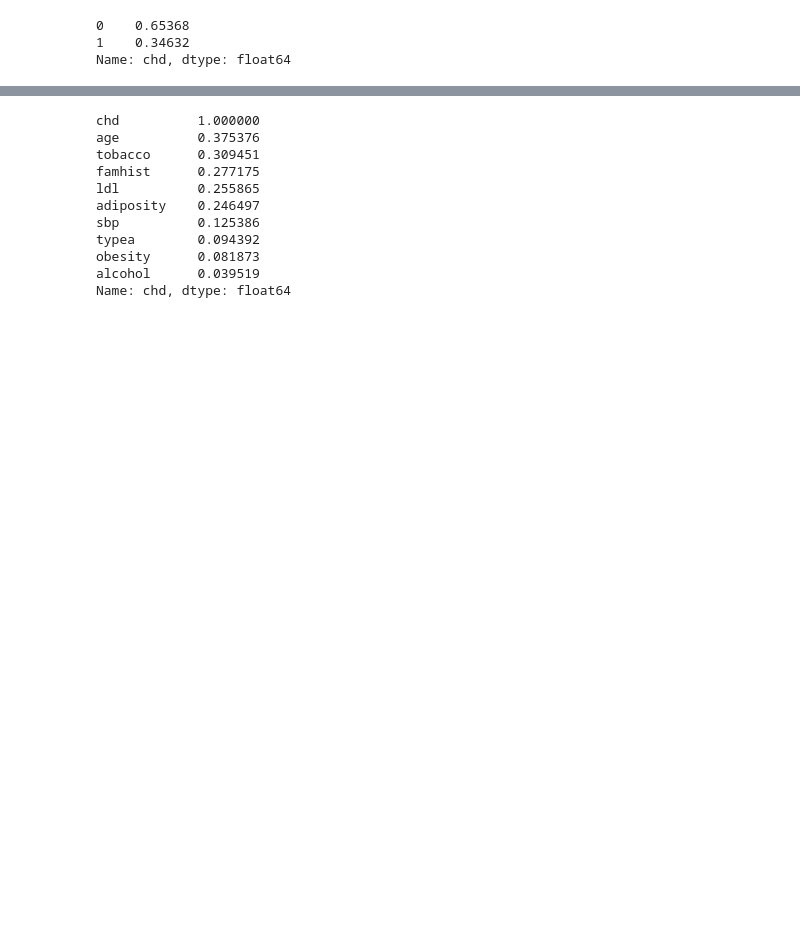
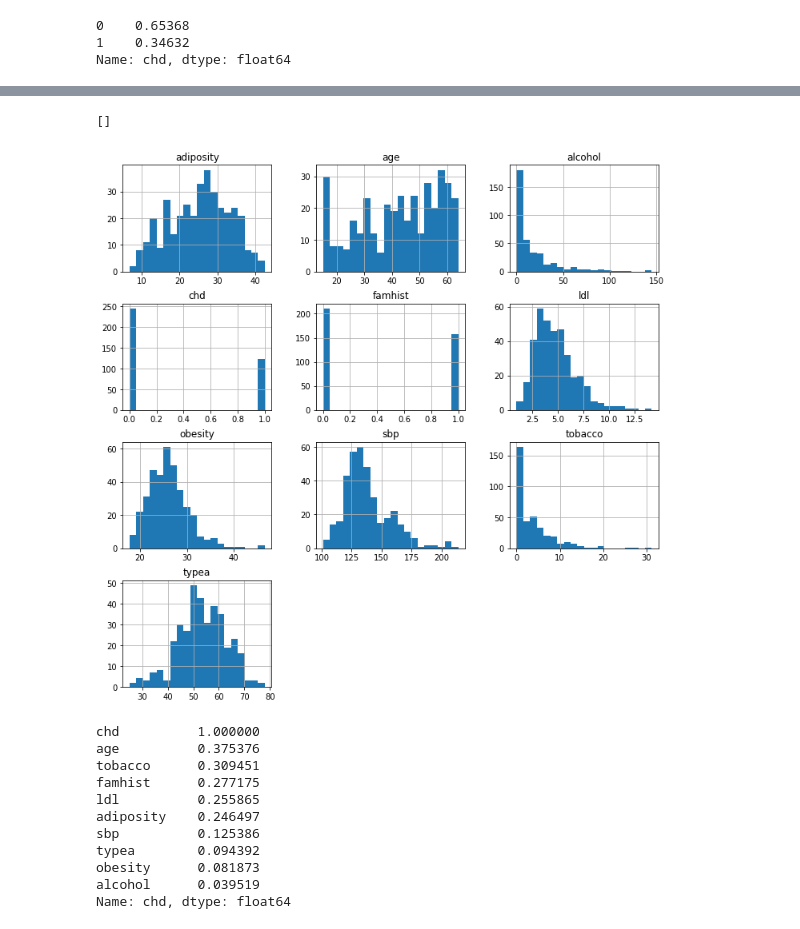
Before and after one commit to sanjeed5/cardiocare, a Jupyter notebook: model/intel_hackathon.ipynb, the cells around one changed output, grey strips where cells are left out. Cells and saved outputs as stored; diff of their text form; code cells hidden in the pictures; blank space fills up the shorter version.

```diff
--- a/model/intel_hackathon.ipynb
+++ b/model/intel_hackathon.ipynb
@@ -55 +57,7 @@ plt.plot()
+# %%
+cardio_train.hist(bins = 20, figsize = (12,12))
+plt.plot()
+# %% [output]
+[]
+[figure, added]
 # %%
```
Also changed, not shown: parts of 42 cells of this notebook, 15 other files.
